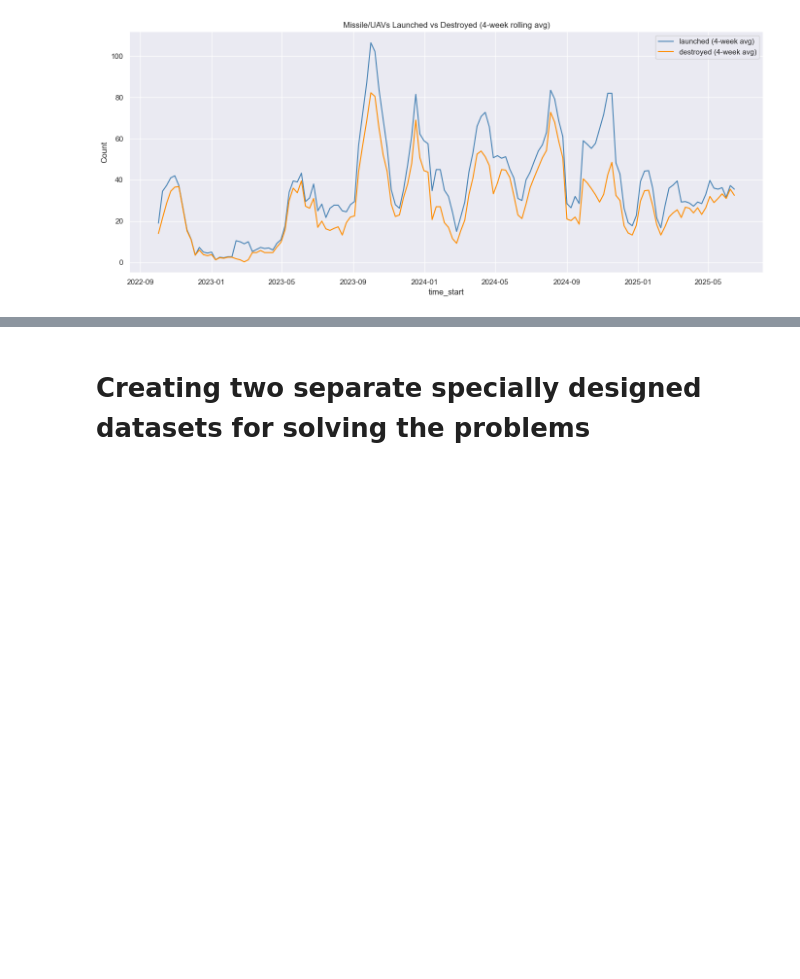
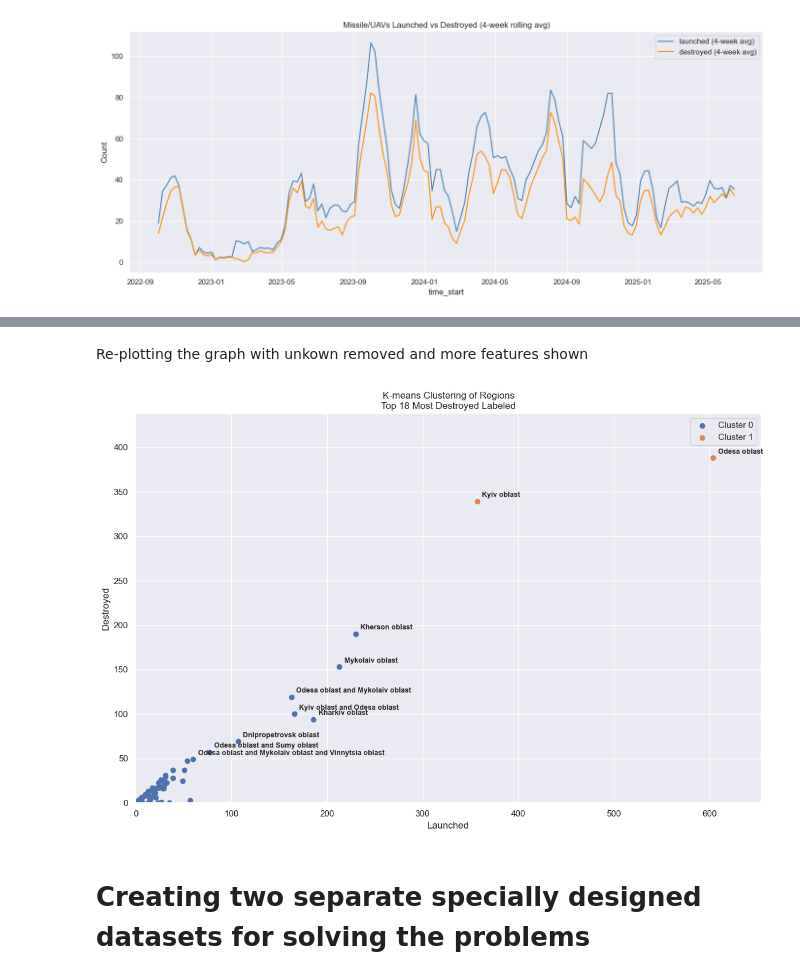
Before and after one commit to Dualboi/ml-analysis-ukraine-attacks, a Jupyter notebook: cleaning_exploring_the_dataset.ipynb, the cells around one changed output, grey strips where cells are left out. Drawn from its saved outputs; the diff is of its cells as text; code cells hidden in the pictures; blank space fills up the shorter version.

```diff
--- a/cleaning_exploring_the_dataset.ipynb
+++ b/cleaning_exploring_the_dataset.ipynb
@@ -309,3 +388,36 @@ plt.show()
+# %% [markdown]
+Re-plotting the graph with unkown removed and more features shown
+# %%
+# Get top 18 most destroyed regions
+top10 = region_known.sort_values(by='destroyed', ascending=False).head(10)
+
+plt.figure(figsize=(12, 8))
+
+# Plot clusters
+for cluster in region_known['cluster'].unique():
+    subset = region_known[region_known['cluster'] == cluster]
+    plt.scatter(subset['launched'], subset['destroyed'], label=f'Cluster {cluster}')
+
+# Label only the top 10 most destroyed regions
+for _, row in top10.iterrows():
+    plt.text(row['launched'] + 5, row['destroyed'] + 5, row['target'], fontsize=9, fontweight='bold')
+
+plt.xlabel('Launched')
+plt.ylabel('Destroyed')
+plt.title('K-means Clustering of Regions\nTop 18 Most Destroyed Labeled')
+plt.legend()
+plt.grid(True)
+
+# Set axis limits to focus on main data (excluding outlier)
+max_launched = region_known['launched'].max() + 50
+max_destroyed = region_known['destroyed'].max() + 50
+plt.xlim(0, max_launched)
+plt.ylim(0, max_destroyed)
+
+plt.tight_layout()
+plt.show()
+# %% [output]
+[figure, added]
 # %% [markdown]
 # Creating two separate specially designed datasets for solving the problems
 # %% [markdown]
```
Also changed, not shown: parts of 9 cells of this notebook, 2 other files.
